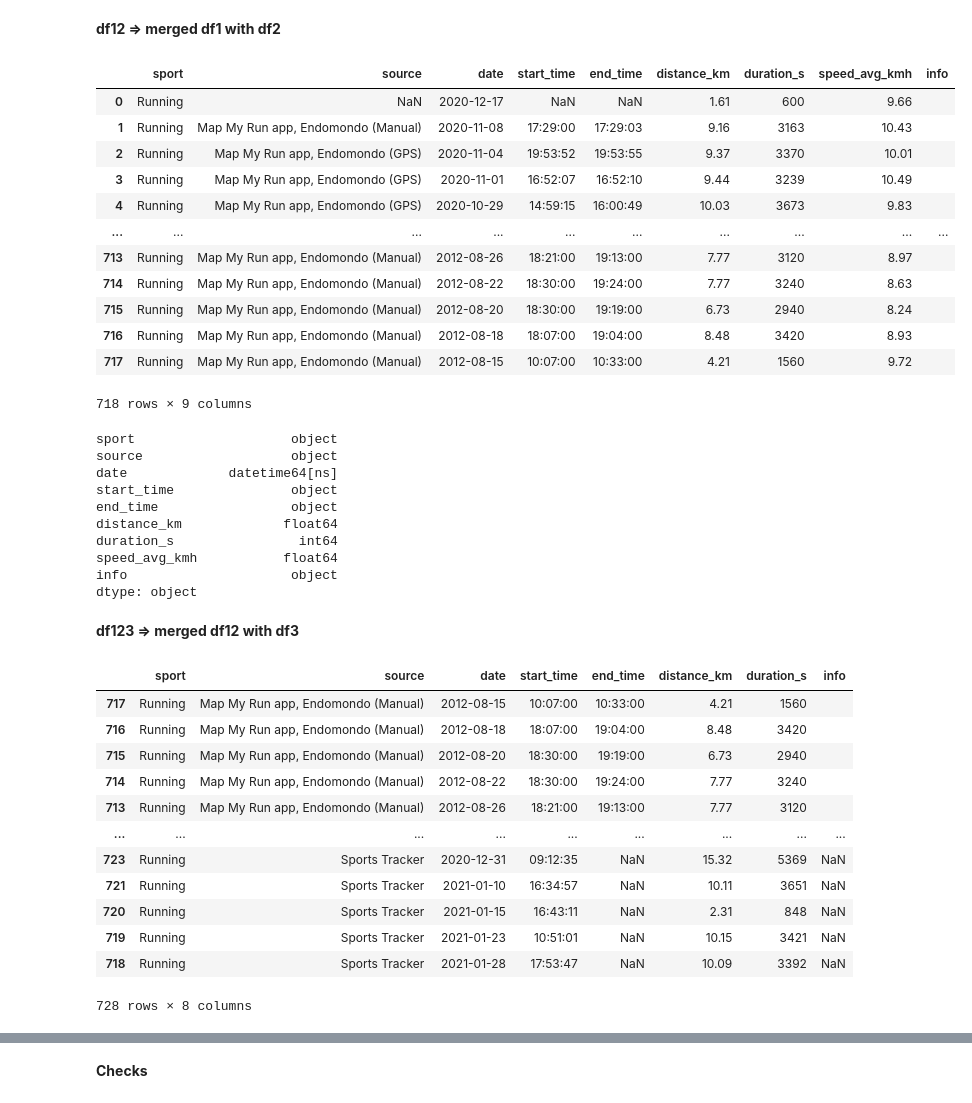
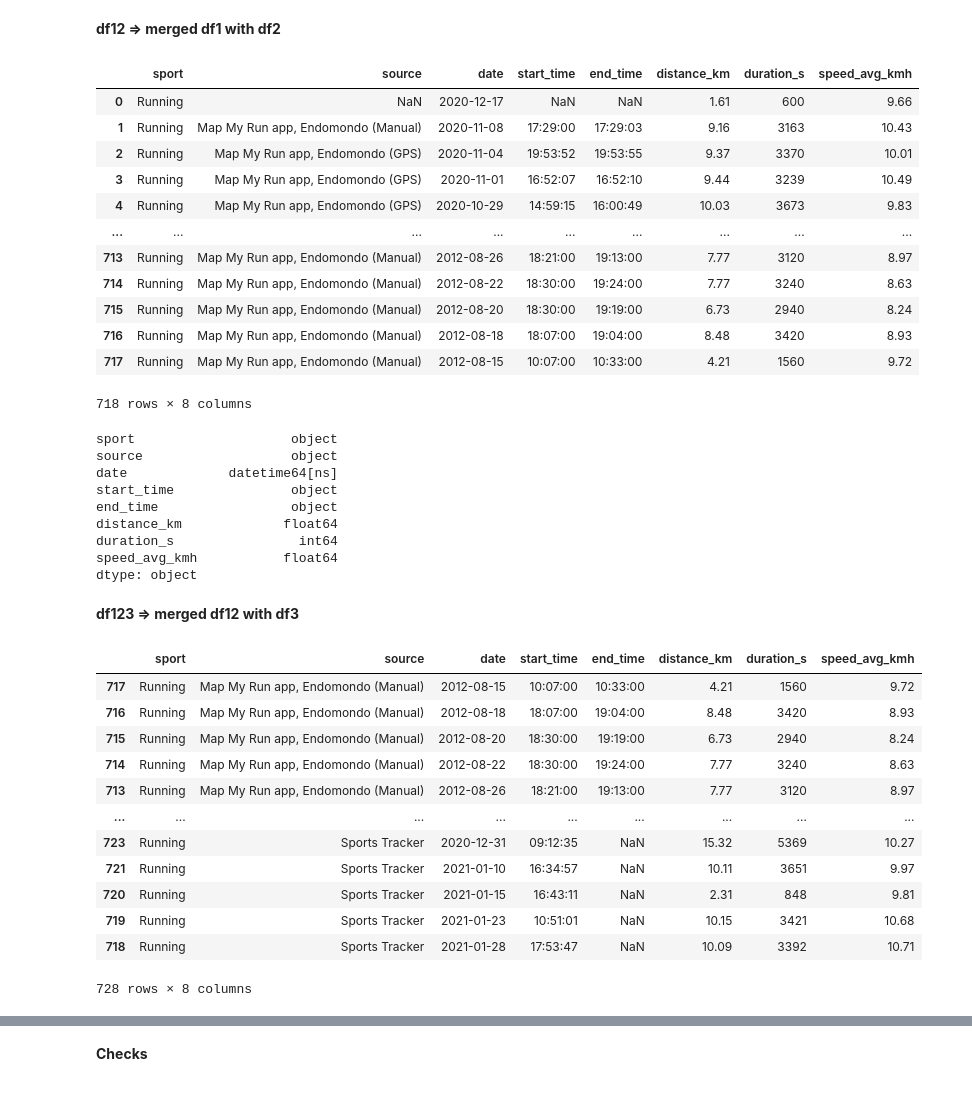
Before and after one commit to slazur83/Tableau, a Jupyter notebook: Workouts.ipynb, the cells around one changed output, grey strips where cells are left out. Drawn from its saved outputs; the diff is of its cells as text; code cells hidden in the pictures.

```diff
--- a/Workouts.ipynb
+++ b/Workouts.ipynb
@@ -226,43 +229,52 @@ dtype: object
 # %%
 merged_df = pd.merge(df2, df1, on=['date', 'distance_km'], how='left')
 
-# Tworzenie ramki danych df12
 df12 = pd.DataFrame()
 
 df12['sport'] = merged_df['sport_x']
 df12['source'] = merged_df['source_x'] + ', ' + merged_df['source_y']
 df12['date'] = merged_df['date']
 df12['start_time'] = merged_df['start_time']
 df12['end_time'] = merged_df['end_time']
 df12['distance_km'] = merged_df['distance_km']
 df12['duration_s'] = merged_df['duration_s_x'].combine_first(merged_df['duration_s_y'])
 df12['speed_avg_kmh'] = merged_df['speed_avg_kmh_x'].combine_first(merged_df['speed_avg_kmh_y'])
 
-df12['info'] = ''
+df12['mismatch'] = ''
 
 mask_duration_not_nan = ~merged_df['duration_s_x'].isna() & ~merged_df['duration_s_y'].isna()
 mask_speed_not_nan = ~merged_df['speed_avg_kmh_x'].isna() & ~merged_df['speed_avg_kmh_y'].isna()
 
-df12.loc[mask_duration_not_nan & (merged_df['duration_s_x'] != merged_df['duration_s_y']), 'info'] += 'duration mismatch; '
-df12.loc[mask_speed_not_nan & (merged_df['speed_avg_kmh_x'] != merged_df['speed_avg_kmh_y']), 'info'] += 'speed_avg_kmh mismatch; '
+tolerance_speed = 0.01
 
-# Display the result
-display(df12)
-display(df12.dtypes)
+duration_mismatch = mask_duration_not_nan & (merged_df['duration_s_x'] != merged_df['duration_s_y'])
+speed_mismatch = mask_speed_not_nan & (abs(merged_df['speed_avg_kmh_x'] - merged_df['speed_avg_kmh_y']) > tolerance_speed)
+
+df12.loc[duration_mismatch, 'mismatch'] += 'duration_s; '
+df12.loc[speed_mismatch, 'mismatch'] += f'speed_avg_kmh, {tolerance_speed}, values ({merged_df.loc[speed_mismatch, "speed_avg_kmh_x"].astype(str)}, {merged_df.loc[speed_mismatch, "speed_avg_kmh_y"].astype(str)}); '
+
+mismatches = df12[df12['mismatch'] != '']
+
+
+if not mismatches.empty:
+  display(mismatches)
+else:
+  df12 = df12.drop('mismatch', axis=1)
+  display(df12)
 # %% [output]
-|  | sport | source | date | start_time | end_time | distance_km | duration_s | speed_avg_kmh | info |
-| 0 | Running | NaN | 2020-12-17 | NaN | NaN | 1.61 | 600 | 9.66 |  |
-| 1 | Running | Map My Run app, Endomondo (Manual) | 2020-11-08 | 17:29:00 | 17:29:03 | 9.16 | 3163 | 10.43 |  |
-| 2 | Running | Map My Run app, Endomondo (GPS) | 2020-11-04 | 19:53:52 | 19:53:55 | 9.37 | 3370 | 10.01 |  |
-| 3 | Running | Map My Run app, Endomondo (GPS) | 2020-11-01 | 16:52:07 | 16:52:10 | 9.44 | 3239 | 10.49 |  |
-| 4 | Running | Map My Run app, Endomondo (GPS) | 2020-10-29 | 14:59:15 | 16:00:49 | 10.03 | 3673 | 9.83 |  |
-| ... | ... | ... | ... | ... | ... | ... | ... | ... | ... |
-| 713 | Running | Map My Run app, Endomondo (Manual) | 2012-08-26 | 18:21:00 | 19:13:00 | 7.77 | 3120 | 8.97 |  |
-| 714 | Running | Map My Run app, Endomondo (Manual) | 2012-08-22 | 18:30:00 | 19:24:00 | 7.77 | 3240 | 8.63 |  |
-| 715 | Running | Map My Run app, Endomondo (Manual) | 2012-08-20 | 18:30:00 | 19:19:00 | 6.73 | 2940 | 8.24 |  |
-| 716 | Running | Map My Run app, Endomondo (Manual) | 2012-08-18 | 18:07:00 | 19:04:00 | 8.48 | 3420 | 8.93 |  |
-| 717 | Running | Map My Run app, Endomondo (Manual) | 2012-08-15 | 10:07:00 | 10:33:00 | 4.21 | 1560 | 9.72 |  |
+|  | sport | source | date | start_time | end_time | distance_km | duration_s | speed_avg_kmh |
+| 0 | Running | NaN | 2020-12-17 | NaN | NaN | 1.61 | 600 | 9.66 |
+| 1 | Running | Map My Run app, Endomondo (Manual) | 2020-11-08 | 17:29:00 | 17:29:03 | 9.16 | 3163 | 10.43 |
+| 2 | Running | Map My Run app, Endomondo (GPS) | 2020-11-04 | 19:53:52 | 19:53:55 | 9.37 | 3370 | 10.01 |
+| 3 | Running | Map My Run app, Endomondo (GPS) | 2020-11-01 | 16:52:07 | 16:52:10 | 9.44 | 3239 | 10.49 |
+| 4 | Running | Map My Run app, Endomondo (GPS) | 2020-10-29 | 14:59:15 | 16:00:49 | 10.03 | 3673 | 9.83 |
+| ... | ... | ... | ... | ... | ... | ... | ... | ... |
+| 713 | Running | Map My Run app, Endomondo (Manual) | 2012-08-26 | 18:21:00 | 19:13:00 | 7.77 | 3120 | 8.97 |
+| 714 | Running | Map My Run app, Endomondo (Manual) | 2012-08-22 | 18:30:00 | 19:24:00 | 7.77 | 3240 | 8.63 |
+| 715 | Running | Map My Run app, Endomondo (Manual) | 2012-08-20 | 18:30:00 | 19:19:00 | 6.73 | 2940 | 8.24 |
+| 716 | Running | Map My Run app, Endomondo (Manual) | 2012-08-18 | 18:07:00 | 19:04:00 | 8.48 | 3420 | 8.93 |
+| 717 | Running | Map My Run app, Endomondo (Manual) | 2012-08-15 | 10:07:00 | 10:33:00 | 4.21 | 1560 | 9.72 |
-718 rows × 9 columns
+718 rows × 8 columns
 sport                    object
 source                   object
 date             datetime64[ns]
@@ -271,28 +283,27 @@ end_time                 object
 distance_km             float64
 duration_s                int64
 speed_avg_kmh           float64
-info                     object
 dtype: object
 # %% [markdown]
 **df123 => merged df12 with df3**
 # %%
 df123 = pd.concat([df12, df3], ignore_index=True)
-df123 = df123[['sport', 'source', 'date', 'start_time', 'end_time', 'distance_km', 'duration_s', 'info']]
+df123 = df123[['sport', 'source', 'date', 'start_time', 'end_time', 'distance_km', 'duration_s', 'speed_avg_kmh']]
 df123 = df123.sort_values(by='date')
 display(df123)
 # %% [output]
-|  | sport | source | date | start_time | end_time | distance_km | duration_s | info |
-| 717 | Running | Map My Run app, Endomondo (Manual) | 2012-08-15 | 10:07:00 | 10:33:00 | 4.21 | 1560 |  |
-| 716 | Running | Map My Run app, Endomondo (Manual) | 2012-08-18 | 18:07:00 | 19:04:00 | 8.48 | 3420 |  |
-| 715 | Running | Map My Run app, Endomondo (Manual) | 2012-08-20 | 18:30:00 | 19:19:00 | 6.73 | 2940 |  |
-| 714 | Running | Map My Run app, Endomondo (Manual) | 2012-08-22 | 18:30:00 | 19:24:00 | 7.77 | 3240 |  |
-| 713 | Running | Map My Run app, Endomondo (Manual) | 2012-08-26 | 18:21:00 | 19:13:00 | 7.77 | 3120 |  |
+|  | sport | source | date | start_time | end_time | distance_km | duration_s | speed_avg_kmh |
+| 717 | Running | Map My Run app, Endomondo (Manual) | 2012-08-15 | 10:07:00 | 10:33:00 | 4.21 | 1560 | 9.72 |
+| 716 | Running | Map My Run app, Endomondo (Manual) | 2012-08-18 | 18:07:00 | 19:04:00 | 8.48 | 3420 | 8.93 |
+| 715 | Running | Map My Run app, Endomondo (Manual) | 2012-08-20 | 18:30:00 | 19:19:00 | 6.73 | 2940 | 8.24 |
+| 714 | Running | Map My Run app, Endomondo (Manual) | 2012-08-22 | 18:30:00 | 19:24:00 | 7.77 | 3240 | 8.63 |
+| 713 | Running | Map My Run app, Endomondo (Manual) | 2012-08-26 | 18:21:00 | 19:13:00 | 7.77 | 3120 | 8.97 |
 | ... | ... | ... | ... | ... | ... | ... | ... | ... |
-| 723 | Running | Sports Tracker | 2020-12-31 | 09:12:35 | NaN | 15.32 | 5369 | NaN |
-| 721 | Running | Sports Tracker | 2021-01-10 | 16:34:57 | NaN | 10.11 | 3651 | NaN |
-| 720 | Running | Sports Tracker | 2021-01-15 | 16:43:11 | NaN | 2.31 | 848 | NaN |
-| 719 | Running | Sports Tracker | 2021-01-23 | 10:51:01 | NaN | 10.15 | 3421 | NaN |
-| 718 | Running | Sports Tracker | 2021-01-28 | 17:53:47 | NaN | 10.09 | 3392 | NaN |
+| 723 | Running | Sports Tracker | 2020-12-31 | 09:12:35 | NaN | 15.32 | 5369 | 10.27 |
+| 721 | Running | Sports Tracker | 2021-01-10 | 16:34:57 | NaN | 10.11 | 3651 | 9.97 |
+| 720 | Running | Sports Tracker | 2021-01-15 | 16:43:11 | NaN | 2.31 | 848 | 9.81 |
+| 719 | Running | Sports Tracker | 2021-01-23 | 10:51:01 | NaN | 10.15 | 3421 | 10.68 |
+| 718 | Running | Sports Tracker | 2021-01-28 | 17:53:47 | NaN | 10.09 | 3392 | 10.71 |
 728 rows × 8 columns
 # %%
 df1234 = pd.concat([df123, df4], ignore_index=True)
```
Also changed, not shown: parts of 5 cells of this notebook.
